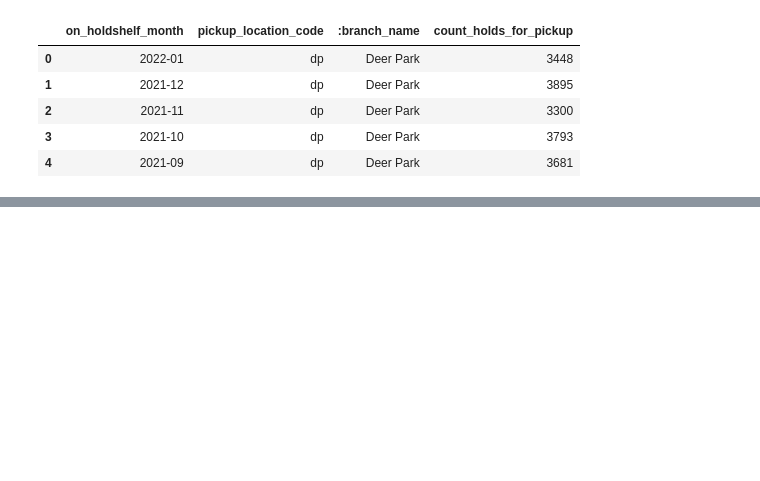
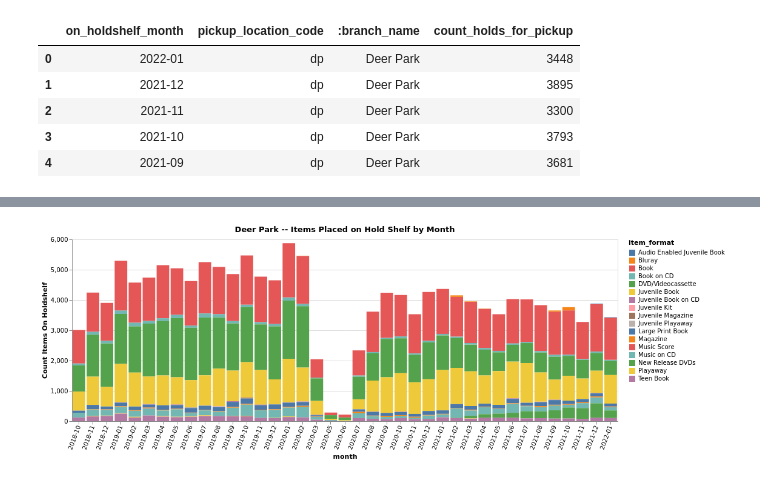
Before and after one commit to cincinnatilibrary/collection-analysis, a Jupyter notebook: reports/holdshelf_by_branch_by_month.ipynb, the cells around one changed output, grey strips where cells are left out. Cells and saved outputs as stored; diff of their text form; code cells hidden in the pictures; blank space fills up the shorter version.

```diff
--- a/reports/holdshelf_by_branch_by_month.ipynb
+++ b/reports/holdshelf_by_branch_by_month.ipynb
@@ -196,8 +198,11 @@ chart.save(
     )
 )
 
+# display
 HTML(filename='output-2-{}.html'.format(
         pd.Timestamp('now').strftime('%Y-%m-%d')
     )
 )
+
+Image('./visualization(78).png')
 # %% [output]
@@ -204,0 +209 @@ HTML(filename='output-2-{}.html'.format(
+[figure, added]
```
Also changed, not shown: parts of 2 cells of this notebook.
